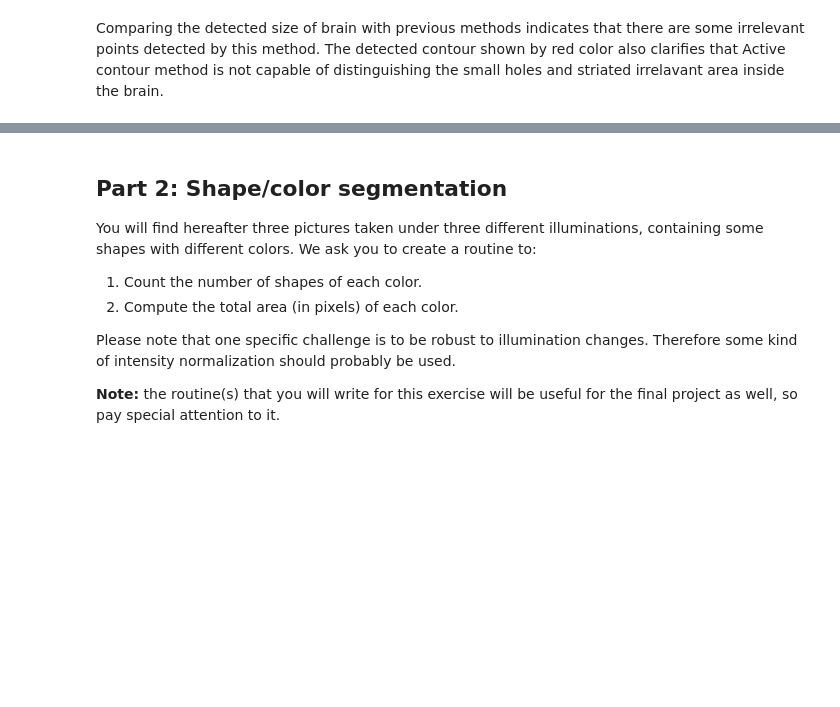
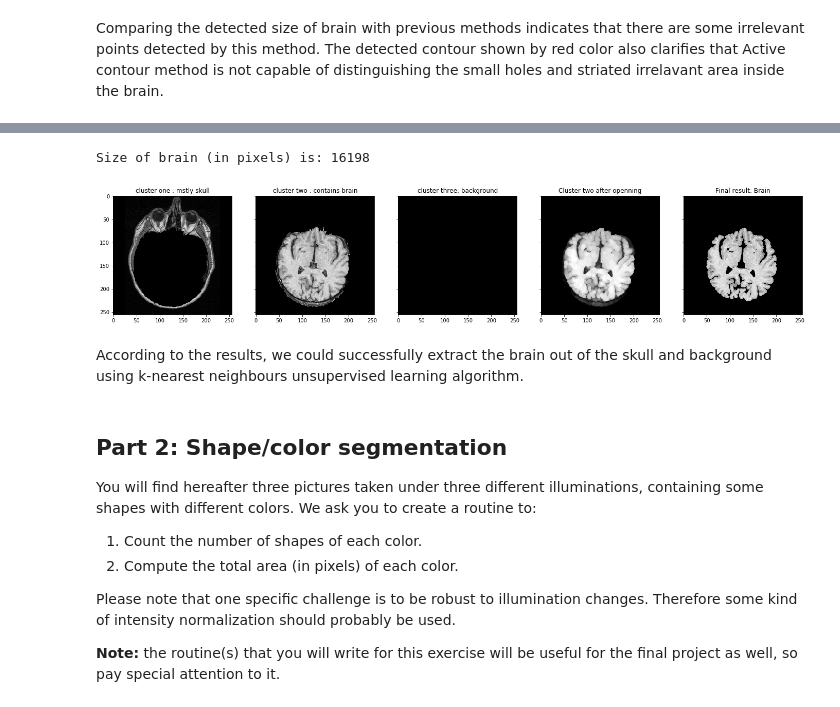
Before and after one commit to dhruti96shah/iapr-2020, a Jupyter notebook: labs/lab_01_segmentation.ipynb, the cells around one changed output, grey strips where cells are left out. Cells and saved outputs as stored; diff of their text form; code cells hidden in the pictures; blank space fills up the shorter version.

```diff
--- a/labs/lab_01_segmentation.ipynb
+++ b/labs/lab_01_segmentation.ipynb
@@ -486,3 +495,42 @@ Comparing the detected size of brain with previous methods indicates that there
+# %%
+from skimage import data, io, segmentation, color
+from skimage.future import graph
+from matplotlib import pyplot as plt
+fig, ax = plt.subplots(nrows=1, ncols=5, sharex=True, sharey=True,
+                       figsize=(24, 24))
+
+# Load image
+data_path = os.path.join(data_base_path, data_folder)
+brain_im = skimage.io.imread(os.path.join(data_path, 'brain-slice40.tiff'))
+
+img = brain_im
+
+labels1 = segmentation.slic(img, compactness=.01, n_segments=4,  min_size_factor=0.6, sigma=.1)
+img2_0=np.multiply(img,(labels1==0)*1)
+ax[0].imshow(img2_0, cmap='gray')
+ax[0].set_title('cluster one : mstly skull')
+img2_1=np.multiply(img,(labels1==1)*1)
+ax[1].imshow(img2_1, cmap='gray')
+ax[1].set_title('cluster two : contains brain')
+img2_2=np.multiply(img,(labels1==2)*1)
+ax[2].imshow(img2_2, cmap='gray')
+ax[2].set_title('cluster three: background')
+img2_3=np.multiply(img,(labels1==3)*1)
+img2_1 = morphology.opening(img2_1, morphology.disk(3))
+ax[3].imshow(img2_1, cmap='gray')
+ax[3].set_title('Cluster two after openning')
+thresh=49
+img2_1=np.multiply(img,(img2_1>thresh)*1)
+ax[4].imshow(img2_1, cmap='gray')
+ax[4].set_title('Final result: Brain')
+
+print('Size of brain (in pixels) is:', np.sum(img2_1!=0))
+# %% [output]
+Size of brain (in pixels) is: 16198
+[figure, added]
+# %% [markdown]
+According to the results, we could successfully extract the brain out of
+the skull and background using k-nearest neighbours unsupervised learning algorithm.
 # %% [markdown]
 ## Part 2: Shape/color segmentation
 
```
Also changed, not shown: parts of 5 cells of this notebook.
